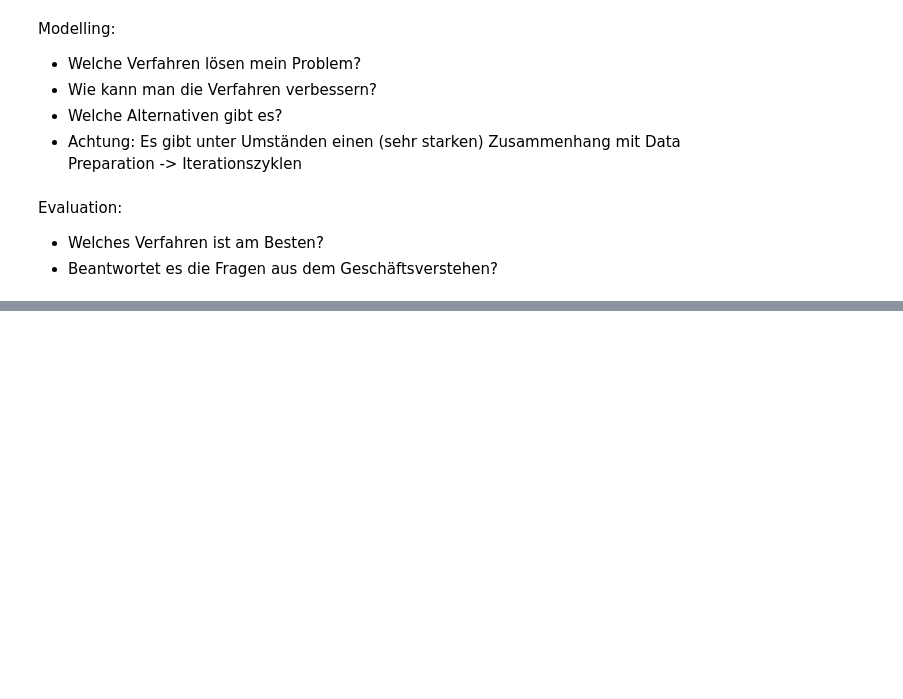
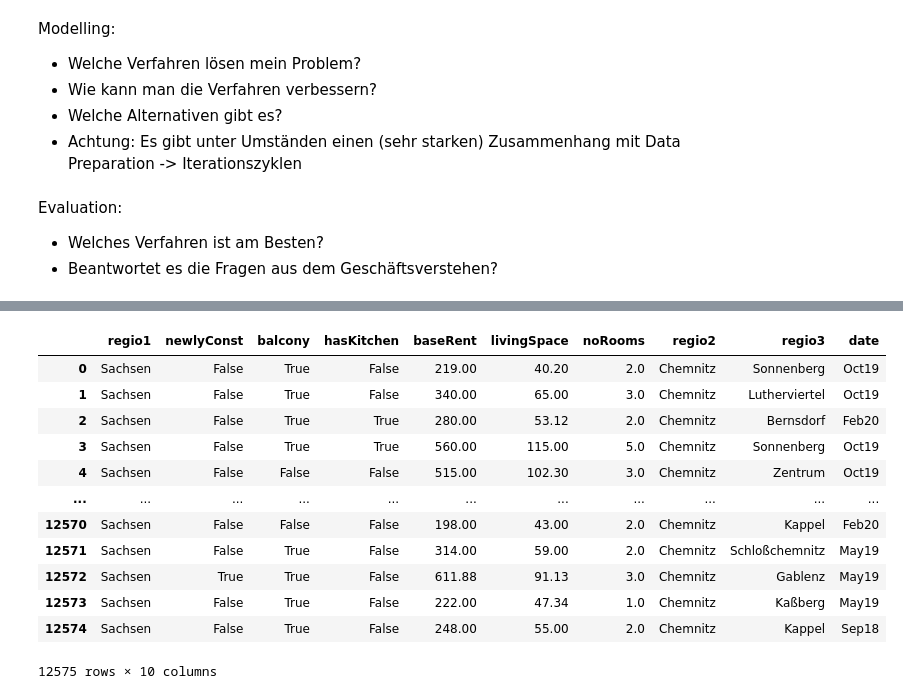
Before and after one commit to TobiasGleiter/data-science, a Jupyter notebook: main.ipynb, the cells around one changed output, grey strips where cells are left out. Cells and saved outputs as stored; diff of their text form; code cells hidden in the pictures; blank space fills up the shorter version.

```diff
--- a/main.ipynb
+++ b/main.ipynb
@@ -66,9 +66,9 @@ def saveToCsv(dataset):
 
 saveToCsv(chemnitz_rows)
 # %%
-clean_chemnitz_in = pd.read_csv('./outData.csv', delimiter="\t")
-clean_chemnitz_in.shape
-clean_chemnitz_in
+chemnitz_in = pd.read_csv('./outData.csv', delimiter="\t")
+chemnitz_in.shape
+chemnitz_in
 # %% [output]
 |  | regio1 | newlyConst | balcony | totalRent | yearConstructed | hasKitchen | baseRent | livingSpace | ... |
 | 0 | Sachsen | False | True | 307.00 | 1930.0 | False | 219.00 | 40.20 | ... |
@@ -124,0 +247,18 @@ Evaluation:
+# %%
+# Alle Spalten mit NaNs löschen:
+chemnitz_in.dropna(axis = 1)
+# 10 Spalten besitzen keine NaN Werte, aber 7 schon. I dont like this!
+# %% [output]
+|  | regio1 | newlyConst | balcony | hasKitchen | baseRent | livingSpace | noRooms | regio2 | regio3 | date |
+| 0 | Sachsen | False | True | False | 219.00 | 40.20 | 2.0 | Chemnitz | Sonnenberg | Oct19 |
+| 1 | Sachsen | False | True | False | 340.00 | 65.00 | 3.0 | Chemnitz | Lutherviertel | Oct19 |
+| 2 | Sachsen | False | True | True | 280.00 | 53.12 | 2.0 | Chemnitz | Bernsdorf | Feb20 |
+| 3 | Sachsen | False | True | True | 560.00 | 115.00 | 5.0 | Chemnitz | Sonnenberg | Oct19 |
+| 4 | Sachsen | False | False | False | 515.00 | 102.30 | 3.0 | Chemnitz | Zentrum | Oct19 |
+| ... | ... | ... | ... | ... | ... | ... | ... | ... | ... | ... |
+| 12570 | Sachsen | False | False | False | 198.00 | 43.00 | 2.0 | Chemnitz | Kappel | Feb20 |
+| 12571 | Sachsen | False | True | False | 314.00 | 59.00 | 2.0 | Chemnitz | Schloßchemnitz | May19 |
+| 12572 | Sachsen | True | True | False | 611.88 | 91.13 | 3.0 | Chemnitz | Gablenz | May19 |
+| 12573 | Sachsen | False | True | False | 222.00 | 47.34 | 1.0 | Chemnitz | Kaßberg | May19 |
+| 12574 | Sachsen | False | True | False | 248.00 | 55.00 | 2.0 | Chemnitz | Kappel | Sep18 |
+12575 rows × 10 columns
```
Also changed, not shown: parts of 14 cells of this notebook.
